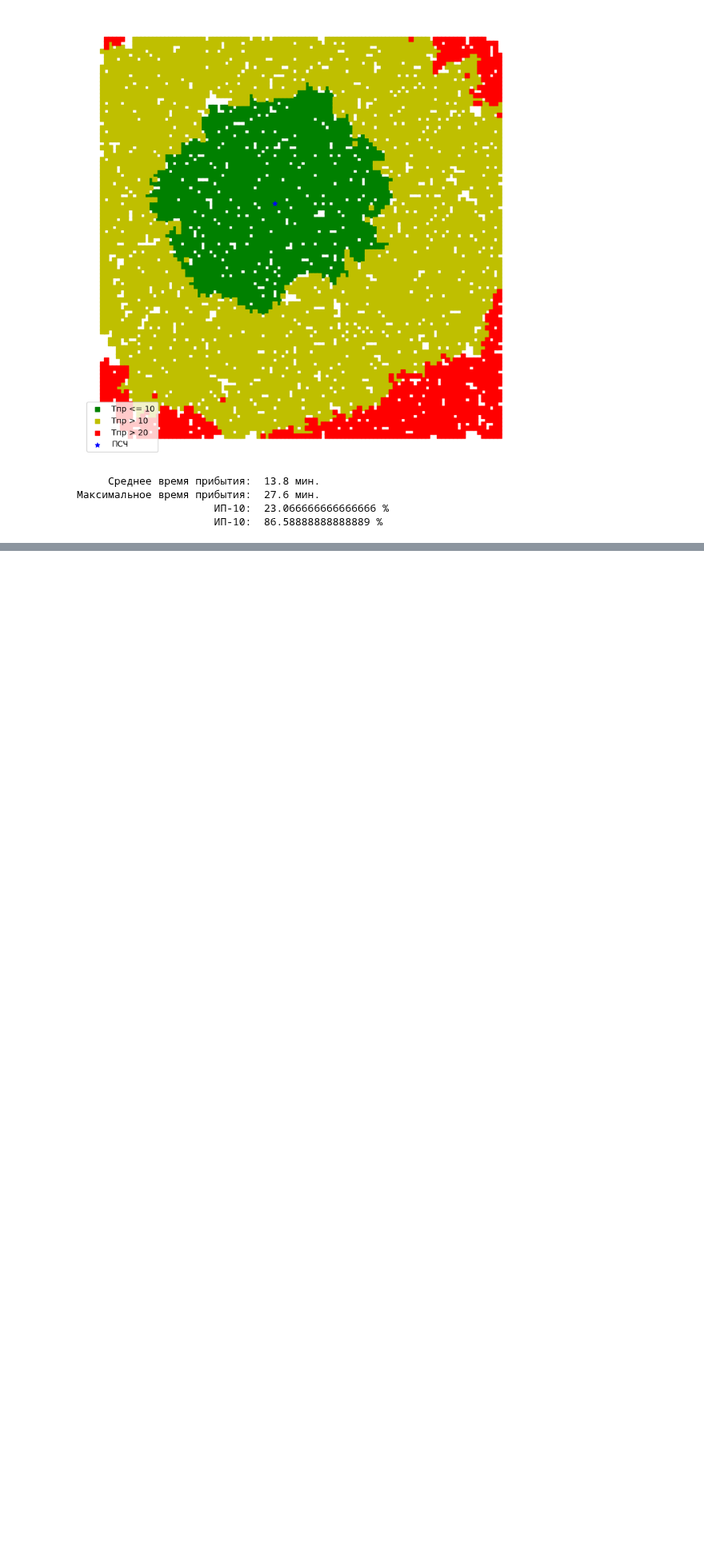
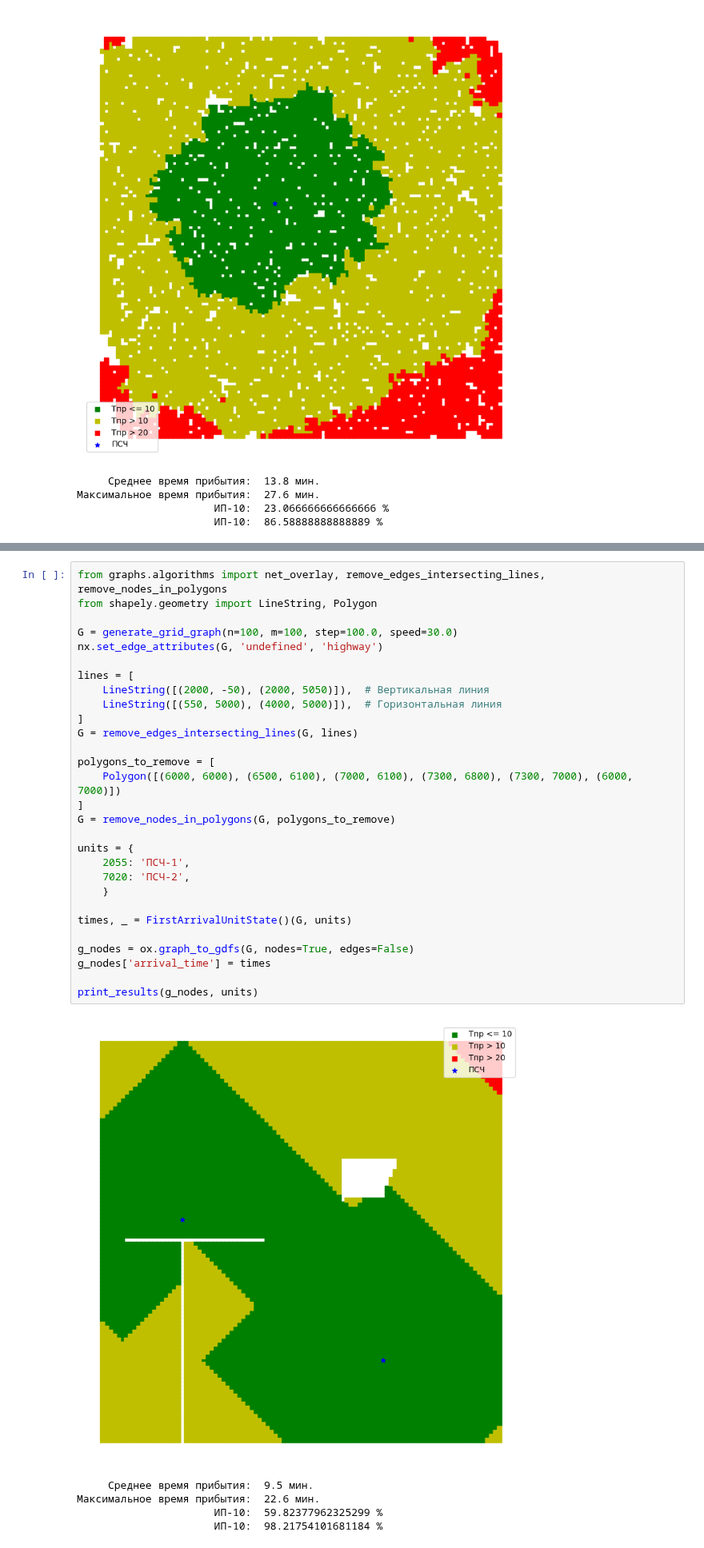
Before and after one commit to Obsidian-pb/genesis, a Jupyter notebook: work/genesis/grid_graphs_test.ipynb, the cells around one changed output, grey strips where cells are left out. Shown at 80% size. Drawn from its saved outputs; the diff is of its cells as text; blank space fills up the shorter version.

```diff
--- a/work/genesis/grid_graphs_test.ipynb
+++ b/work/genesis/grid_graphs_test.ipynb
@@ -278,0 +281,35 @@ print_results(g_nodes, {best_nodes: 'full'}, figsize=(10,10))
+# %%
+from graphs.algorithms import net_overlay, remove_edges_intersecting_lines, remove_nodes_in_polygons
+from shapely.geometry import LineString, Polygon
+
+G = generate_grid_graph(n=100, m=100, step=100.0, speed=30.0)
+nx.set_edge_attributes(G, 'undefined', 'highway')
+
+lines = [
+    LineString([(2000, -50), (2000, 5050)]),  # Вертикальная линия
+    LineString([(550, 5000), (4000, 5000)]),  # Горизонтальная линия
+]
+G = remove_edges_intersecting_lines(G, lines)
+
+polygons_to_remove = [
+    Polygon([(6000, 6000), (6500, 6100), (7000, 6100), (7300, 6800), (7300, 7000), (6000, 7000)])
+]
+G = remove_nodes_in_polygons(G, polygons_to_remove)
+
+units = {
+    2055: 'ПСЧ-1',
+    7020: 'ПСЧ-2',
+    }
+
+times, _ = FirstArrivalUnitState()(G, units)
+
+g_nodes = ox.graph_to_gdfs(G, nodes=True, edges=False)
+g_nodes['arrival_time'] = times
+
+print_results(g_nodes, units)
+# %% [output]
+[figure, added]
+     Среднее время прибытия:  9.5 мин.
+Максимальное время прибытия:  22.6 мин.
+                      ИП-10:  59.82377962325299 %
+                      ИП-10:  98.21754101681184 %
```
Also changed, not shown: parts of 8 cells of this notebook.
